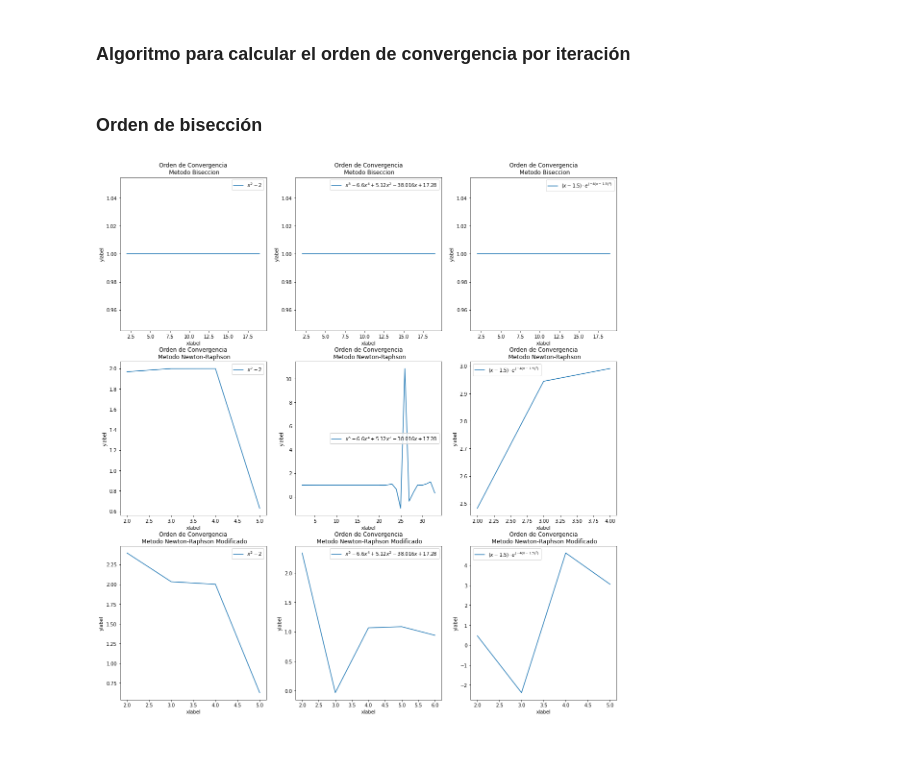
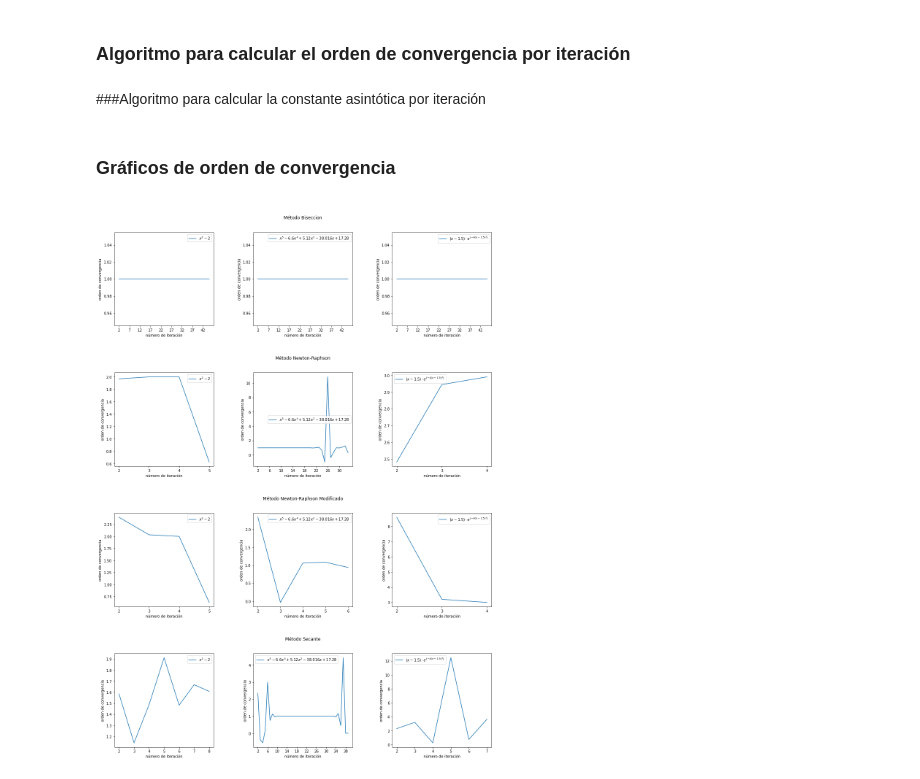
Before and after one commit to ilitteri/7512-AnalisisNumerico, a Jupyter notebook: tp1.ipynb, the cells around one changed output. Drawn from its saved outputs; the diff is of its cells as text; code cells hidden in the pictures; blank space fills up the shorter version.

```diff
--- a/tp1.ipynb
+++ b/tp1.ipynb
@@ -233,8 +412,2 @@ Iteracion 20:  1.49999618530273437500, error:  0.00000381469726562500
 # %% [markdown]
 ### Por Newton-Rhapson
-# %%
-for i, f in enumerate(FUNCIONES):
-    for j, e in enumerate(ERRORES):
-        resultados_raices['newton_raphson'][f'{i+1}'] = nr(f, FUNCIONES_DER[i], np.float64(1) if i < 2 else np.float64(1.3), err=e)
-        print(f'Funcion {STR_FUNCIONES[i]} con error de {STR_ERRORES[j]}')
-        imprimir_iteraciones(resultados_raices['newton_raphson'][f'{i+1}'])
@@ -259,8 +469,2 @@ Iteracion 5:  1.50000000000000000000, error:  0.00000000000000022204
 # %% [markdown]
 ### Por Newton-Rhapson Modificado
-# %%
-for i, f in enumerate(FUNCIONES):
-    for j, e in enumerate(ERRORES):
-        resultados_raices['newton_raphson_m'][f'{i+1}'] = nr_mod(f, FUNCIONES_DER[i], FUNCIONES_DER_2[i], np.float64(1) if i < 2 else np.float64(1.2), err=e)
-        print(f'Funcion {STR_FUNCIONES[i]} con error de {STR_ERRORES[j]}')
-        imprimir_iteraciones(resultados_raices['newton_raphson_m'][f'{i+1}'])
@@ -285,8 +517,2 @@ Iteracion 7:  1.50000000000000000000, error:  0.00000000000000000000
 # %% [markdown]
 ### Por Secante
-# %%
-for i, f in enumerate(FUNCIONES):
-    for j, e in enumerate(ERRORES):
-        resultados_raices['secante'][f'{i+1}'] = secante(f, INTERVALO[0], INTERVALO[1], N, e)
-        print(f'Funcion {STR_FUNCIONES[i]} con error de {STR_ERRORES[j]}')
-        imprimir_iteraciones(resultados_raices['secante'][f'{i+1}'], cant_semillas=2)
@@ -339,25 +611,22 @@ LATEX_FUNCIONES = [
 ### Algoritmo para calcular el orden de convergencia por iteración
 # %%
 def ordenes_convergencia(iteraciones):
+  tolerancia_cero = tol_cero(type(iteraciones[0]))
   ordenes = []
-  for i in range(2, len(iteraciones) - 1):
+  # La función no calcula con la ultima iteración si esta es igual a la anteúltima (ya había convergido)
+  if (iteraciones[-1] == iteraciones[-2]):
+  	iteraciones = iteraciones[:-1]
+
+  x = range(2, len(iteraciones) - 1)
+  for i in x:
     num = np.log(abs((iteraciones[i + 1] - iteraciones[i]) / (iteraciones[i] - iteraciones[i - 1])))
     den = np.log(abs((iteraciones[i] - iteraciones[i - 1]) / (iteraciones[i - 1] - iteraciones[i - 2])))
+
+    # Si denominador es 0, significa que el error no varió entre 2 iteraciones, consideramos orden 0.
+    if (abs(den) <= tolerancia_cero):
+  	  ordenes.append(0)
+  	  continue
     ordenes.append(num / den)
-  return ordenes
+  return x , ordenes
-# %% [markdown]
-### Orden de bisección
-# %%
-fig, ax = plt.subplots(3, 3, figsize=(18.5, 20))
-
-metodos = list(resultados_raices.keys())
-for j in range(3):
-  for i in range(3):
-    ordenes = ordenes_convergencia(resultados_raices[metodos[i]][str(j+1)])
-    ax[i][j].set_title(TITULOS[metodos[i]])
-    ax[i][j].plot(range(2, len(resultados_raices[metodos[i]][str(j+1)]) - 1), ordenes, label=LATEX_FUNCIONES[j])
-    ax[i][j].set_xlabel('xlabel')
-    ax[i][j].set_ylabel('ylabel')
-    ax[i][j].legend()
-# %% [output]
-[figure, removed]
+# %% [markdown]
+###Algoritmo para calcular la constante asintótica por iteración
@@ -363,0 +654,6 @@ for j in range(3):
+# %% [markdown]
+### Gráficos de orden de convergencia
+# %%
+graficar(ordenes_convergencia, nombre = 'orden de convergencia')
+# %% [output]
+[figure, added]
```
Also changed, not shown: parts of 73 cells of this notebook.
